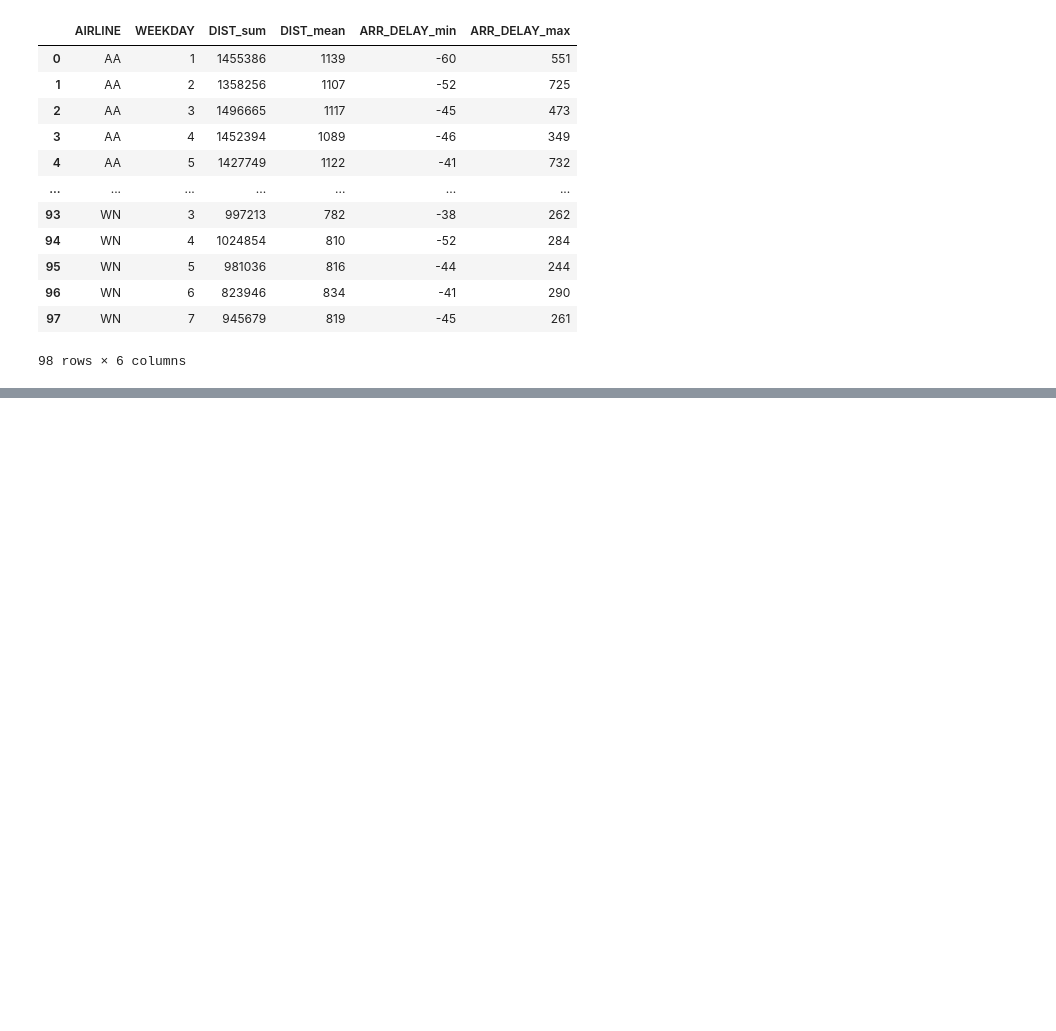
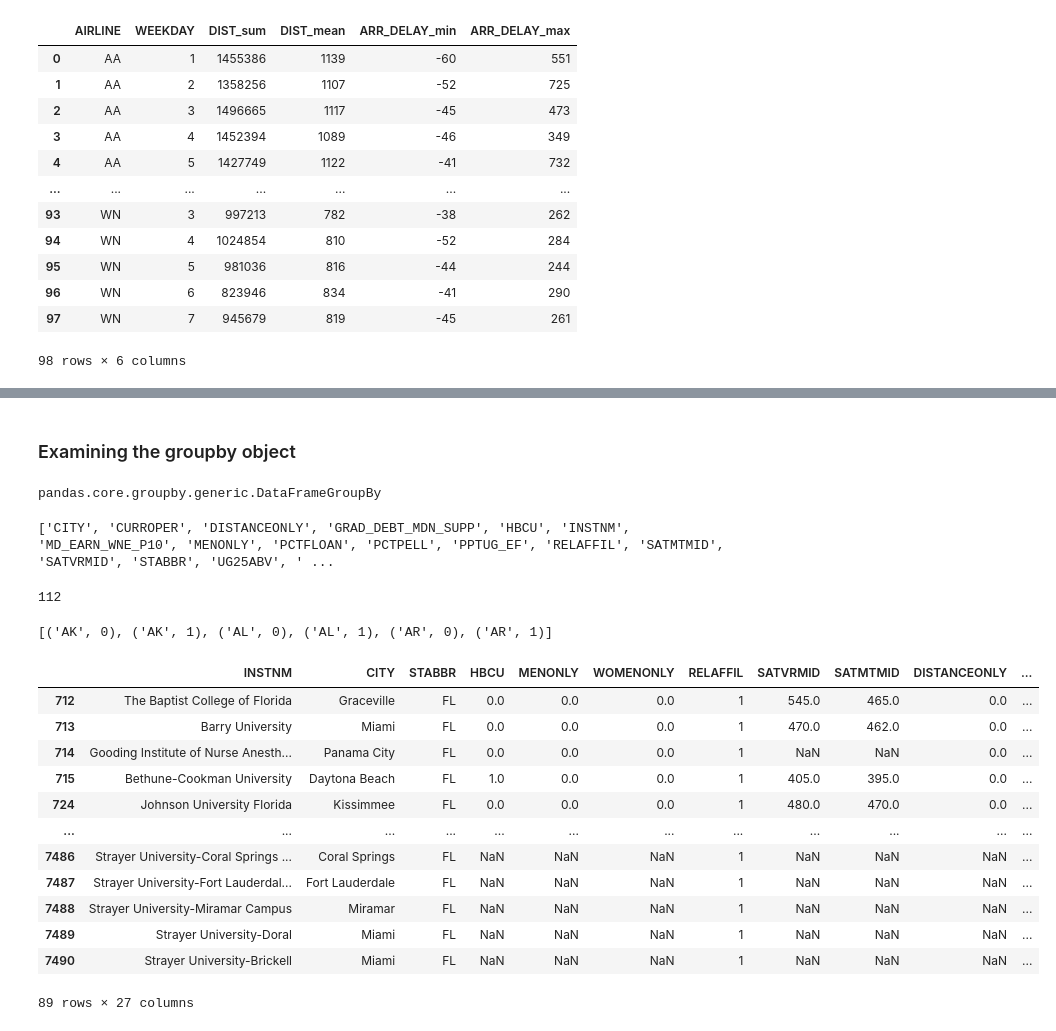
Before and after one commit to bdunn20/book_code, a Jupyter notebook: pandas_1.X_cookbook/Ch9_Grouping_for_Aggregation_Filtration_and_Transformation.ipynb, the cells around one changed output, grey strips where cells are left out. Saved outputs shown, nothing was run; the diff lists cells and outputs as text; code cells hidden in the pictures; blank space fills up the shorter version.

```diff
--- a/pandas_1.X_cookbook/Ch9_Grouping_for_Aggregation_Filtration_and_Transformation.ipynb
+++ b/pandas_1.X_cookbook/Ch9_Grouping_for_Aggregation_Filtration_and_Transformation.ipynb
@@ -173,0 +176,4 @@ airline_info.reset_index()
+# %%
+college = pd.read_csv("https://raw.githubusercontent.com/PacktPublishing/Pandas-Cookbook-Second-Edition/master/data/college.csv?_sm_au_=iVVD4PQ5PHvFk37FBQvGvK7jj80tt")
+
+college.groupby('STABBR')['UGDS'].agg(['mean', 'std']).round(0)
@@ -173,0 +279,41 @@ airline_info.reset_index()
+# %% [markdown]
+### Examining the groupby object
+# %%
+# group the state & religious affiliation columns, saving the result to a variable
+grouped = college.groupby(['STABBR', 'RELAFFIL'])
+type(grouped)
+# %% [output]
+pandas.core.groupby.generic.DataFrameGroupBy
+# %%
+print([attr for attr in dir(grouped) if not attr.startswith('_')])
+# %% [output]
+['CITY', 'CURROPER', 'DISTANCEONLY', 'GRAD_DEBT_MDN_SUPP', 'HBCU', 'INSTNM', 'MD_EARN_WNE_P10', 'MENONLY', 'PCTFLOAN', 'PCTPELL', 'PPTUG_EF', 'RELAFFIL', 'SATMTMID', 'SATVRMID', 'STABBR', 'UG25ABV', ' ...
+# %%
+# find the number of groups with the .ngroups attribute
+grouped.ngroups
+# %% [output]
+112
+# %%
+# find the uniquely identifying labels for each group
+groups = list(grouped.groups)
+groups[:6]
+# %% [output]
+[('AK', 0), ('AK', 1), ('AL', 0), ('AL', 1), ('AR', 0), ('AR', 1)]
+# %%
+# retrieve a single group w/ the .get_group method
+# below retrieves all the religiously affiliated schools in the state of Florida
+grouped.get_group(('FL', 1))
+# %% [output]
+|  | INSTNM | CITY | STABBR | HBCU | MENONLY | WOMENONLY | RELAFFIL | SATVRMID | SATMTMID | DISTANCEONLY | ... |
+| 712 | The Baptist College of Florida | Graceville | FL | 0.0 | 0.0 | 0.0 | 1 | 545.0 | 465.0 | 0.0 | ... |
+| 713 | Barry University | Miami | FL | 0.0 | 0.0 | 0.0 | 1 | 470.0 | 462.0 | 0.0 | ... |
+| 714 | Gooding Institute of Nurse Anesth... | Panama City | FL | 0.0 | 0.0 | 0.0 | 1 | NaN | NaN | 0.0 | ... |
+| 715 | Bethune-Cookman University | Daytona Beach | FL | 1.0 | 0.0 | 0.0 | 1 | 405.0 | 395.0 | 0.0 | ... |
+| 724 | Johnson University Florida | Kissimmee | FL | 0.0 | 0.0 | 0.0 | 1 | 480.0 | 470.0 | 0.0 | ... |
+| ... | ... | ... | ... | ... | ... | ... | ... | ... | ... | ... | ... |
+| 7486 | Strayer University-Coral Springs ... | Coral Springs | FL | NaN | NaN | NaN | 1 | NaN | NaN | NaN | ... |
+| 7487 | Strayer University-Fort Lauderdal... | Fort Lauderdale | FL | NaN | NaN | NaN | 1 | NaN | NaN | NaN | ... |
+| 7488 | Strayer University-Miramar Campus | Miramar | FL | NaN | NaN | NaN | 1 | NaN | NaN | NaN | ... |
+| 7489 | Strayer University-Doral | Miami | FL | NaN | NaN | NaN | 1 | NaN | NaN | NaN | ... |
+| 7490 | Strayer University-Brickell | Miami | FL | NaN | NaN | NaN | 1 | NaN | NaN | NaN | ... |
+89 rows × 27 columns
```
Also changed, not shown: parts of 10 cells of this notebook.
